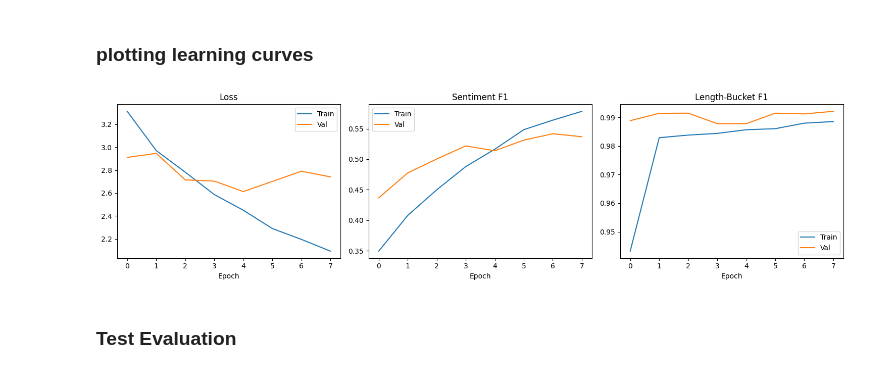
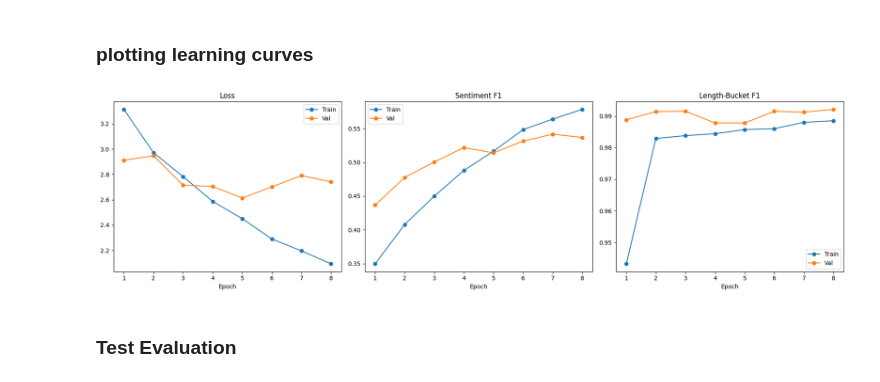
Before and after one commit to noorulhuda555/i23-2099_Assignment3_DS-B, a Jupyter notebook: i232099-NLP-Assignment3.ipynb, the cells around one changed output. Drawn from its saved outputs; the diff is of its cells as text; code cells hidden in the pictures.

Commit message:
plotting learning curves and results

```diff
--- a/i232099-NLP-Assignment3.ipynb
+++ b/i232099-NLP-Assignment3.ipynb
@@ -551,26 +554,61 @@ early stopp
 # %% [markdown]
 ### plotting learning curves
 # %%
+import re
 import matplotlib.pyplot as plt
 
-fig, axes = plt.subplots(1, 3, figsize=(15, 4))
+log_data = """
+Epoch  1 | Train Loss: 3.3131  Sent F1: 0.3495  Len F1: 0.9432 | Val Loss: 2.9110  Sent F1: 0.4367  Len F1: 0.9888 Model saved
+Epoch  2 | Train Loss: 2.9703  Sent F1: 0.4079  Len F1: 0.9829 | Val Loss: 2.9461  Sent F1: 0.4776  Len F1: 0.9914
+Epoch  3 | Train Loss: 2.7821  Sent F1: 0.4499  Len F1: 0.9838 | Val Loss: 2.7148  Sent F1: 0.5004  Len F1: 0.9915 Model saved
+Epoch  4 | Train Loss: 2.5867  Sent F1: 0.4879  Len F1: 0.9844 | Val Loss: 2.7044  Sent F1: 0.5218  Len F1: 0.9878 Model saved
+Epoch  5 | Train Loss: 2.4500  Sent F1: 0.5163  Len F1: 0.9857 | Val Loss: 2.6128  Sent F1: 0.5139  Len F1: 0.9878 Model saved
+Epoch  6 | Train Loss: 2.2900  Sent F1: 0.5484  Len F1: 0.9860 | Val Loss: 2.7012  Sent F1: 0.5313  Len F1: 0.9915
+Epoch  7 | Train Loss: 2.1956  Sent F1: 0.5640  Len F1: 0.9880 | Val Loss: 2.7902  Sent F1: 0.5417  Len F1: 0.9912
+Epoch  8 | Train Loss: 2.0930  Sent F1: 0.5784  Len F1: 0.9885 | Val Loss: 2.7412  Sent F1: 0.5368  Len F1: 0.9921
+"""
 
-axes[0].plot(history['train_loss'], label='Train')
-axes[0].plot(history['val_loss'],   label='Val')
+history = {
+    'train_loss': [], 'val_loss': [],
+    'train_s_f1': [], 'val_s_f1': [],
+    'train_l_f1': [], 'val_l_f1': []
+}
+patterns = {
+    'train_loss': r'Train Loss:\s*([\d.]+)',
+    'train_s_f1': r'Train Loss:.*?Sent F1:\s*([\d.]+)',
+    'train_l_f1': r'Train Loss:.*?Len F1:\s*([\d.]+)',
+    'val_loss':   r'Val Loss:\s*([\d.]+)',
+    'val_s_f1':   r'Val Loss:.*?Sent F1:\s*([\d.]+)',
+    'val_l_f1':   r'Val Loss:.*?Len F1:\s*([\d.]+)'
+}
+
+for key, pattern in patterns.items():
+    history[key] = [float(x) for x in re.findall(pattern, log_data)]
+
+# --- Your Plotting Code (Slightly adjusted for clarity) ---
+fig, axes = plt.subplots(1, 3, figsize=(18, 5))
+epochs = range(1, len(history['train_loss']) + 1)
+
+# Loss Plot
+axes[0].plot(epochs, history['train_loss'], label='Train', marker='o')
+axes[0].plot(epochs, history['val_loss'],   label='Val',   marker='o')
 axes[0].set_title('Loss'); axes[0].legend(); axes[0].set_xlabel('Epoch')
 
-axes[1].plot(history['train_s_f1'], label='Train')
-axes[1].plot(history['val_s_f1'],   label='Val')
+# Sentiment F1 Plot
+axes[1].plot(epochs, history['train_s_f1'], label='Train', marker='o')
+axes[1].plot(epochs, history['val_s_f1'],   label='Val',   marker='o')
 axes[1].set_title('Sentiment F1'); axes[1].legend(); axes[1].set_xlabel('Epoch')
 
-axes[2].plot(history['train_l_f1'], label='Train')
-axes[2].plot(history['val_l_f1'],   label='Val')
+# Length-Bucket F1 Plot
+axes[2].plot(epochs, history['train_l_f1'], label='Train', marker='o')
+axes[2].plot(epochs, history['val_l_f1'],   label='Val',   marker='o')
 axes[2].set_title('Length-Bucket F1'); axes[2].legend(); axes[2].set_xlabel('Epoch')
 
 plt.tight_layout()
+plt.savefig('encoder_learning_curves.png')
 plt.show()
 # %% [output]
-[figure, old version]
+[figure, new version]
 # %% [markdown]
 ### Test Evaluation
 # %%
```
Also changed, not shown: parts of 14 cells of this notebook.
